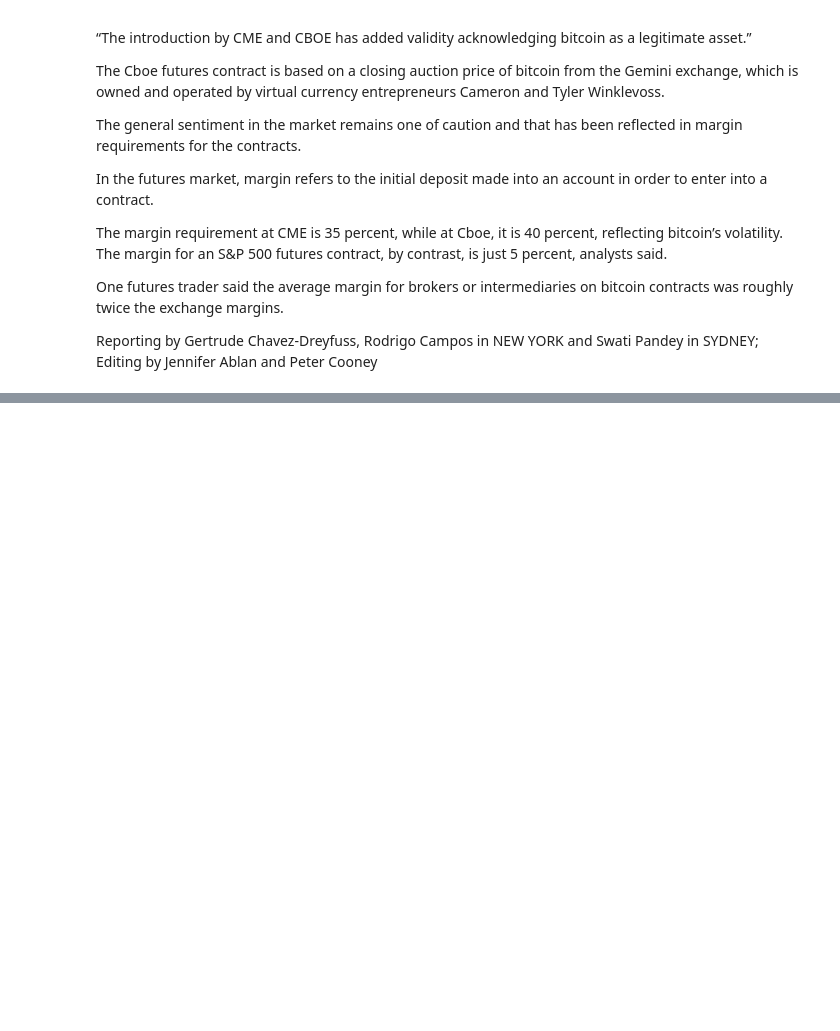
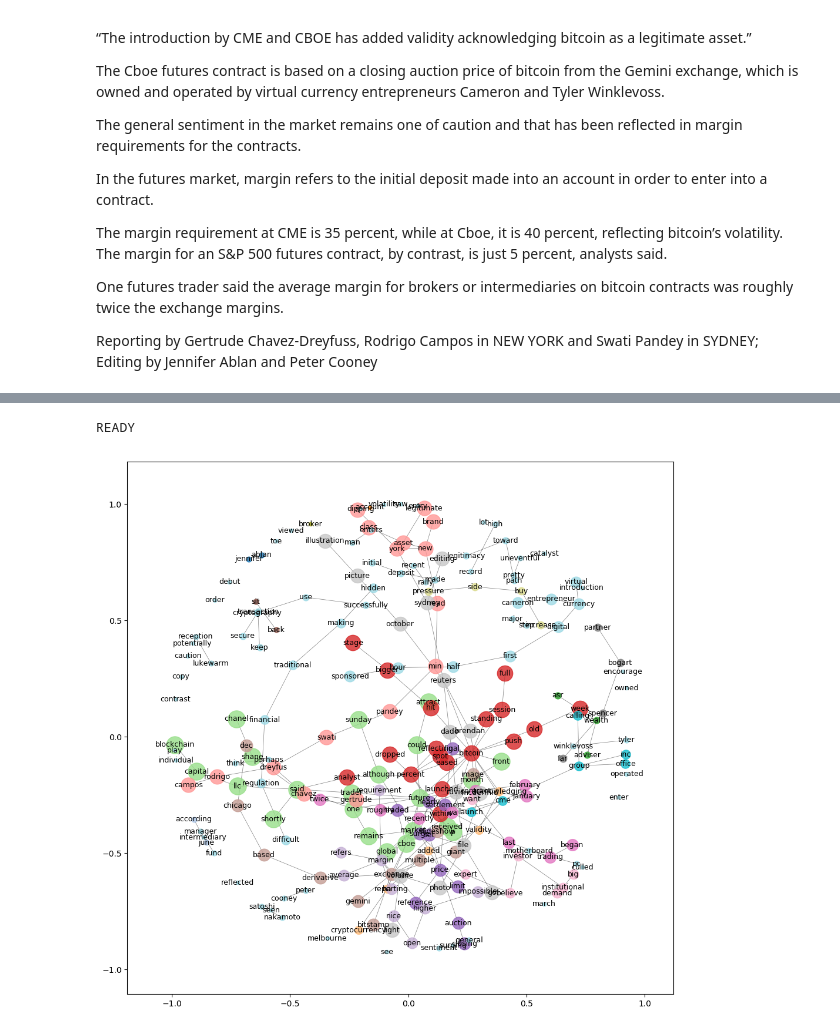
Before and after one commit to XuMuK1/KeywordsExtraction, a Jupyter notebook: GraphMethods/testNotebook.ipynb, the cells around one changed output, grey strips where cells are left out. Saved outputs shown, nothing was run; the diff lists cells and outputs as text; code cells hidden in the pictures; blank space fills up the shorter version.

```diff
--- a/GraphMethods/testNotebook.ipynb
+++ b/GraphMethods/testNotebook.ipynb
@@ -84,0 +167,38 @@ print(len(wordList))
+# %%
+k = 10#FIXED #best modularity?
+comp = nxcom.centrality.girvan_newman(gow)
+
+for communities in itertools.islice(comp, k):
+    communities = list(sorted(c) for c in communities)
+# %%
+#NOW DRAW IT!
+f, ax = plt.subplots(figsize=(12,12))
+
+pos=nx.spring_layout(gow, k= 1/np.sqrt(N)*35,iterations=710,weight=0.1) # positions for all nodes
+
+cmap_tab10 = plt.get_cmap("tab20")
+
+
+for com_id in np.arange(len(communities)):
+    #print(matplotlib.colors.to_hex(cmap_tab10(com_id)))
+    nx.draw_networkx_nodes(gow,pos,
+                           nodelist=communities[com_id],
+                           node_color=""+matplotlib.colors.to_hex(cmap_tab10(com_id)),
+                           node_size=20*len(communities[com_id]),
+                       alpha=0.8)
+
+
+# edges
+nx.draw_networkx_edges(gow,pos,width=0.5,arrows=False,alpha=0.5)
+
+
+
+# some math labels
+nx.draw_networkx_labels(gow,pos,dict(zip(np.arange(len(wordList_filtered)),wordList_filtered)),font_size=9)
+print("READY")
+#to suppress output
+
+#nx.draw_spring(gow,node_list=wordList_filtered)
+# %% [output]
+READY
+[figure, added]
```
Also changed, not shown: parts of 16 cells of this notebook.
